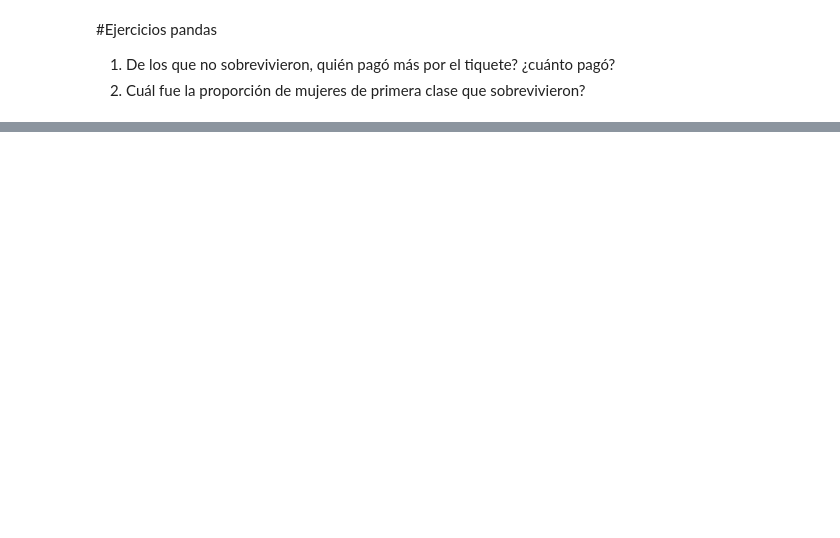
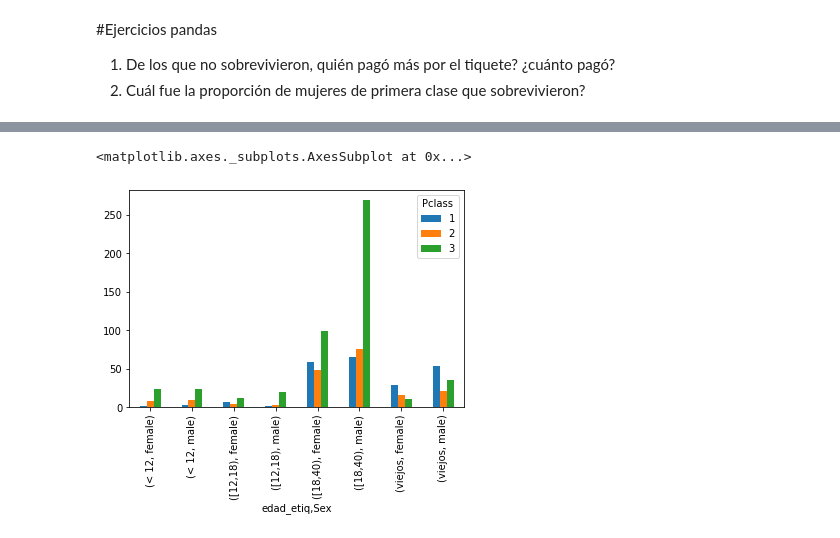
Before and after one commit to mamenaca/curso_python_esp_estadistica, a Jupyter notebook: unidad5.ipynb, the cells around one changed output, grey strips where cells are left out. Cells and saved outputs as stored; diff of their text form; code cells hidden in the pictures; blank space fills up the shorter version.

```diff
--- a/unidad5.ipynb
+++ b/unidad5.ipynb
@@ -649,0 +896,16 @@ list(gente)
+# %%
+def poner_etiqueta(edad):
+  if 0<edad <12:
+    return "< 12"
+  elif 12<=edad<18:
+    return "[12,18)"
+  elif 18<=edad <40:
+    return "[18,40)"
+  elif edad>=40:
+    return "viejos"
+  else:
+    return "Error de edad"
+# %%
+edad_etiq=titanic.Age.apply(poner_etiqueta)
+titanic["edad_etiq"]=edad_etiq
+titanic.head()
@@ -649,0 +919,5 @@ list(gente)
+# %%
+titanic.groupby(["edad_etiq","Pclass"]).Sex.value_counts().unstack(1).plot.bar()
+# %% [output]
+<matplotlib.axes._subplots.AxesSubplot at 0x...>
+[figure, added]
```
Also changed, not shown: parts of 69 cells of this notebook.
